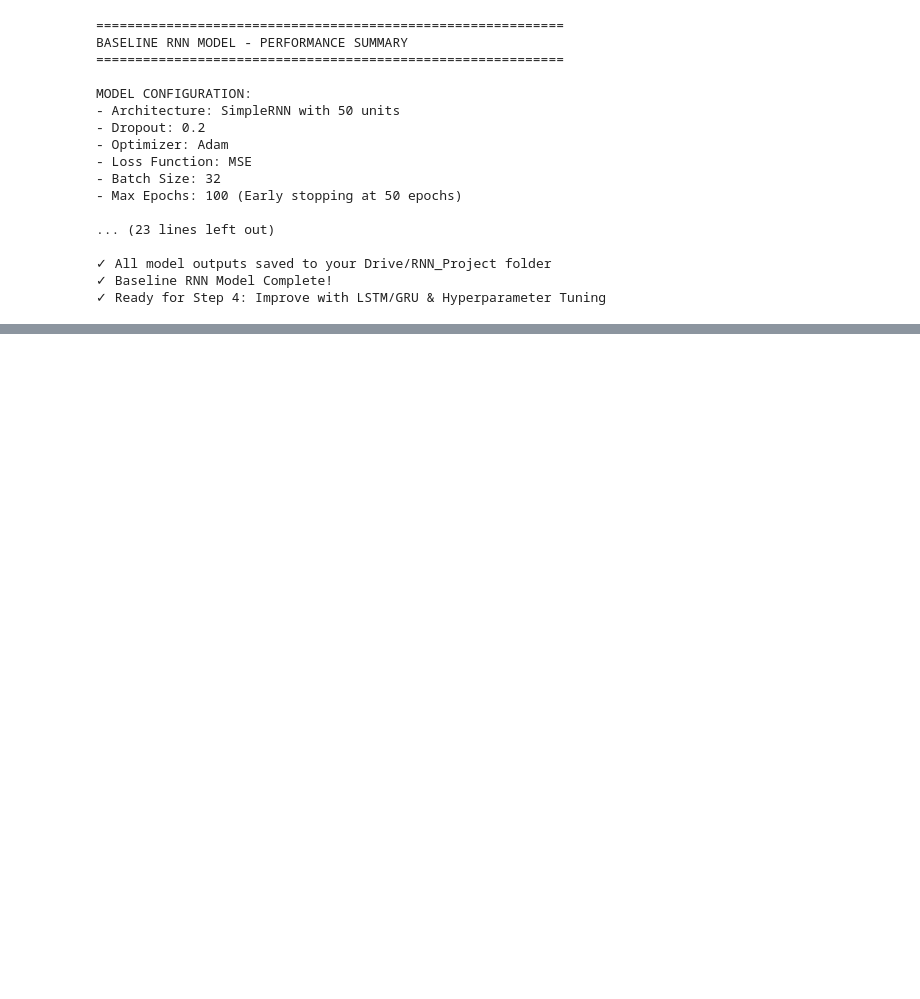
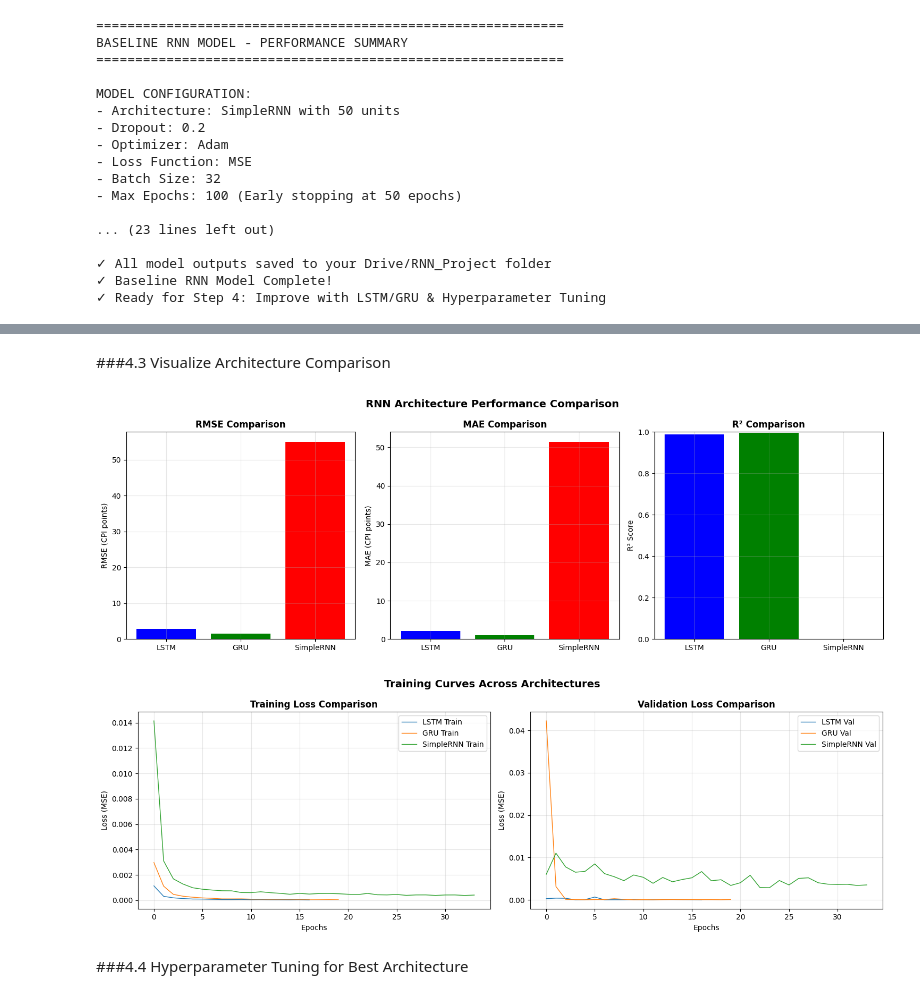
Before and after one commit to kassahun-tigabu/Inflation-Forecasting-, a Jupyter notebook: Untitled0.ipynb, the cells around one changed output, grey strips where cells are left out. Cells and saved outputs as stored; diff of their text form; code cells hidden in the pictures; blank space fills up the shorter version.

```diff
--- a/Untitled0.ipynb
+++ b/Untitled0.ipynb
@@ -914,0 +1120,58 @@ MODEL CONFIGURATION:
+# %% [markdown]
+###4.3 Visualize Architecture Comparison
+# %%
+# Plot comparison
+fig, axes = plt.subplots(1, 3, figsize=(15, 5))
+
+# RMSE Comparison
+axes[0].bar(comparison_df.index, comparison_df['RMSE'], color=['blue', 'green', 'red'])
+axes[0].set_title('RMSE Comparison', fontsize=12, fontweight='bold')
+axes[0].set_ylabel('RMSE (CPI points)')
+axes[0].grid(True, alpha=0.3)
+
+# MAE Comparison
+axes[1].bar(comparison_df.index, comparison_df['MAE'], color=['blue', 'green', 'red'])
+axes[1].set_title('MAE Comparison', fontsize=12, fontweight='bold')
+axes[1].set_ylabel('MAE (CPI points)')
+axes[1].grid(True, alpha=0.3)
+
+# R² Comparison
+axes[2].bar(comparison_df.index, comparison_df['R2'], color=['blue', 'green', 'red'])
+axes[2].set_title('R² Comparison', fontsize=12, fontweight='bold')
+axes[2].set_ylabel('R² Score')
+axes[2].set_ylim([0, 1])
+axes[2].grid(True, alpha=0.3)
+
+plt.suptitle('RNN Architecture Performance Comparison', fontsize=14, fontweight='bold')
+plt.tight_layout()
+plt.savefig('/content/drive/MyDrive/RNN_Project/architecture_comparison.png', dpi=100)
+plt.show()
+
+# Plot training curves
+fig, axes = plt.subplots(1, 2, figsize=(15, 5))
+
+for arch in architectures:
+    axes[0].plot(histories[arch].history['loss'], label=f'{arch} Train', linewidth=1)
+    axes[1].plot(histories[arch].history['val_loss'], label=f'{arch} Val', linewidth=1)
+
+axes[0].set_title('Training Loss Comparison', fontsize=12, fontweight='bold')
+axes[0].set_xlabel('Epochs')
+axes[0].set_ylabel('Loss (MSE)')
+axes[0].legend()
+axes[0].grid(True, alpha=0.3)
+
+axes[1].set_title('Validation Loss Comparison', fontsize=12, fontweight='bold')
+axes[1].set_xlabel('Epochs')
+axes[1].set_ylabel('Loss (MSE)')
+axes[1].legend()
+axes[1].grid(True, alpha=0.3)
+
+plt.suptitle('Training Curves Across Architectures', fontsize=14, fontweight='bold')
+plt.tight_layout()
+plt.savefig('/content/drive/MyDrive/RNN_Project/training_curves_comparison.png', dpi=100)
+plt.show()
+# %% [output]
+[figure, added]
+[figure, added]
+# %% [markdown]
+###4.4 Hyperparameter Tuning for Best Architecture
```
Also changed, not shown: parts of 15 cells of this notebook, 2 other files.
